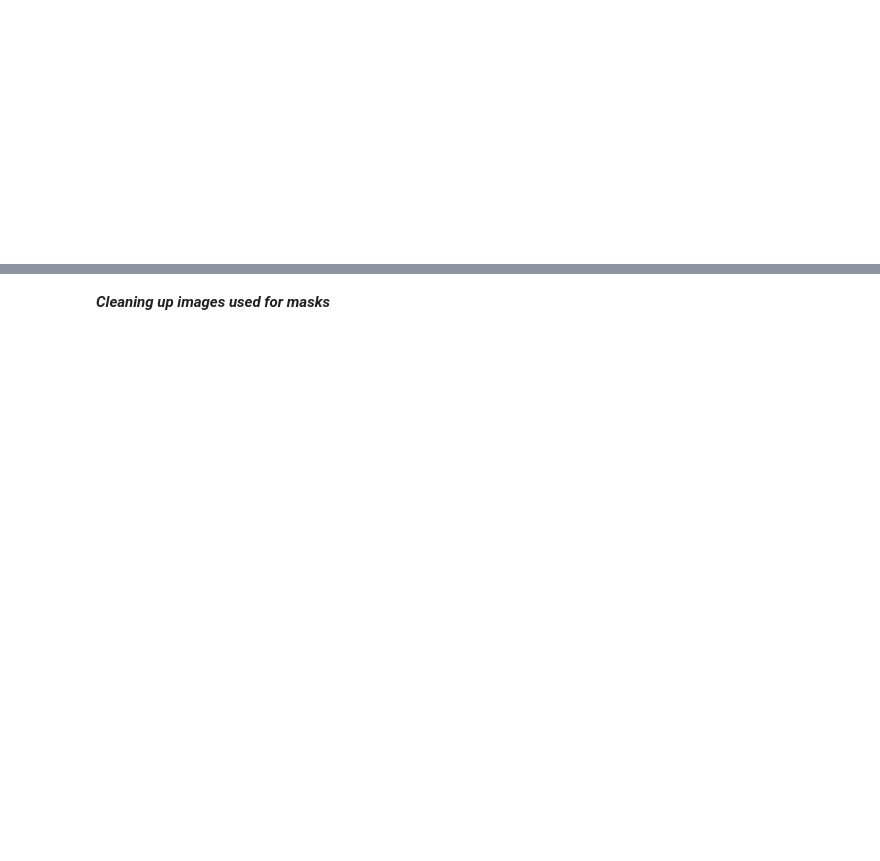
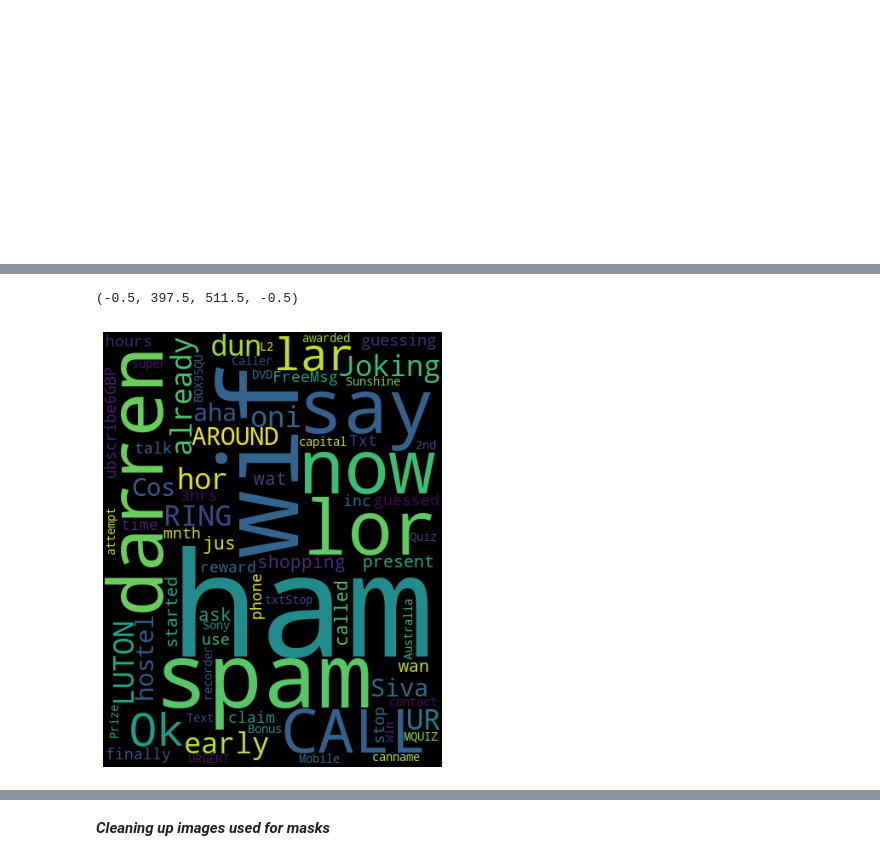
Before and after one commit to MaryAdewunmi/Natural-Language-Processing-NLP-, a Jupyter notebook: Cleaning_Texts_with_NLP.ipynb, the cells around one changed output, grey strips where cells are left out. Cells and saved outputs as stored; diff of their text form; code cells hidden in the pictures; blank space fills up the shorter version.

```diff
--- a/Cleaning_Texts_with_NLP.ipynb
+++ b/Cleaning_Texts_with_NLP.ipynb
@@ -245,0 +254,2 @@ Saving circle.png to circle.png
+# %%
+char_mask1 = np.array(Image.open("egg.png"))
@@ -259,2 +271,4 @@ plt.show()
 # %%
 wordcloud = WordCloud(background_color = 'black', mask = char_mask ).generate(text)
+# %%
+wordcloud1 = WordCloud(background_color = 'black', mask = char_mask1 ).generate(text)
@@ -266,0 +284,7 @@ plt.imshow(wordcloud)
+# %%
+plt.figure((figsize) = (8,8))
+plt.imshow(wordcloud1)
+plt.axis("off")
+# %% [output]
+(-0.5, 397.5, 511.5, -0.5)
+[figure, added]
```
Also changed, not shown: parts of 31 cells of this notebook.
